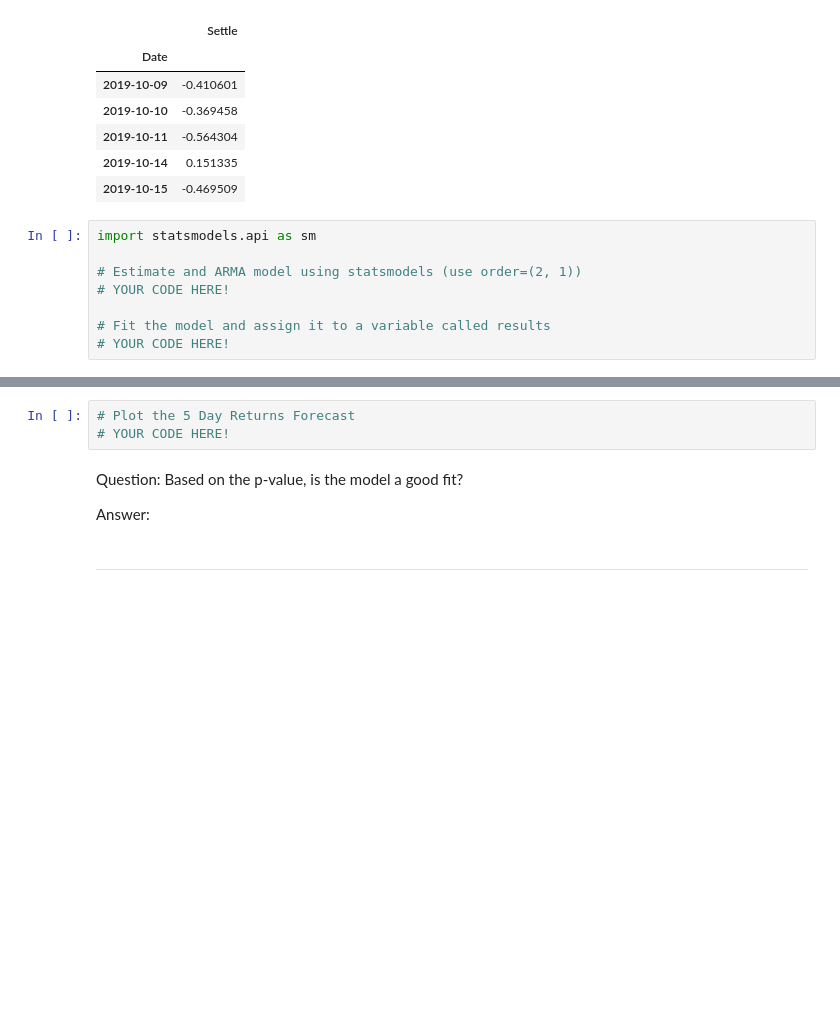
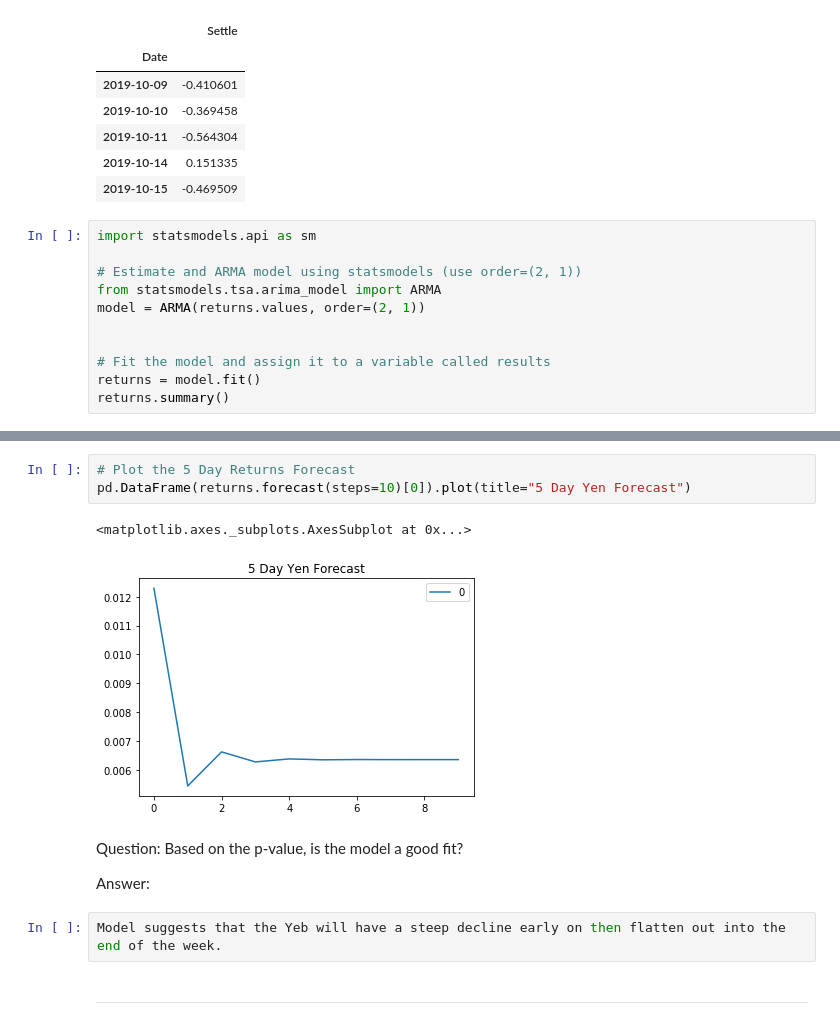
Before and after one commit to caseyqburke/unit-10-homework, a Jupyter notebook: time_series_analysis.ipynb, the cells around one changed output, grey strips where cells are left out. Cells and saved outputs as stored; diff of their text form; blank space fills up the shorter version.

```diff
--- a/time_series_analysis.ipynb
+++ b/time_series_analysis.ipynb
@@ -138,7 +138,10 @@ returns.tail()
 import statsmodels.api as sm
 
 # Estimate and ARMA model using statsmodels (use order=(2, 1))
-# YOUR CODE HERE!
+from statsmodels.tsa.arima_model import ARMA
+model = ARMA(returns.values, order=(2, 1))
+
 
 # Fit the model and assign it to a variable called results
-# YOUR CODE HERE!
+returns = model.fit()
+returns.summary()
@@ -148,10 +189,15 @@ import statsmodels.api as sm
 # %%
 # Plot the 5 Day Returns Forecast
-# YOUR CODE HERE!
+pd.DataFrame(returns.forecast(steps=10)[0]).plot(title="5 Day Yen Forecast")
+# %% [output]
+<matplotlib.axes._subplots.AxesSubplot at 0x...>
+[figure, added]
 # %% [markdown]
 Question: Based on the p-value, is the model a good fit?
 
 Answer:
+# %%
+Model suggests that the Yeb will have a steep decline early on then flatten out into the end of the week.
 # %% [markdown]
 ---
 # %% [markdown]
```
Also changed, not shown: parts of 12 cells of this notebook.
